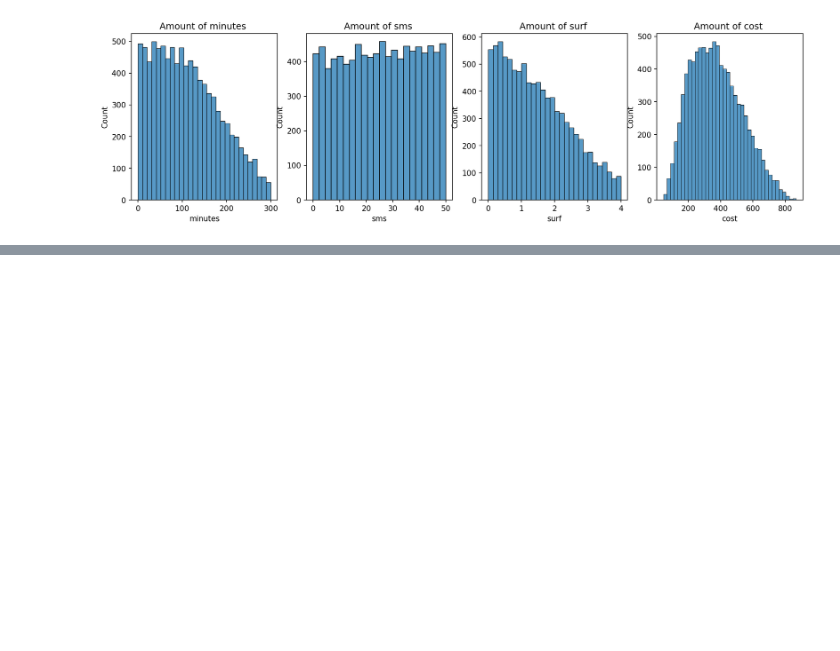
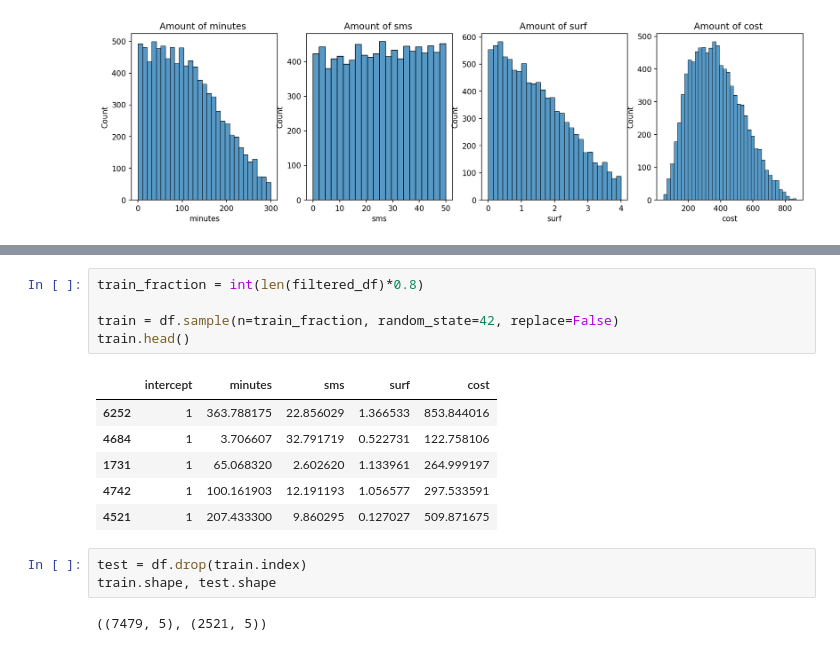
Before and after one commit to DeerBay/Machine-learning-Julia-Sjoholm, a Jupyter notebook: Exercises/E00_linear_regression.ipynb, the cells around one changed output, grey strips where cells are left out. Saved outputs shown, nothing was run; the diff lists cells and outputs as text; blank space fills up the shorter version.

```diff
--- a/Exercises/E00_linear_regression.ipynb
+++ b/Exercises/E00_linear_regression.ipynb
@@ -459,0 +471,17 @@ It is important to keep track of the shapes of the vectors, matrices in order fo
+# %%
+train_fraction = int(len(filtered_df)*0.8)
+
+train = df.sample(n=train_fraction, random_state=42, replace=False)
+train.head()
+# %% [output]
+|  | intercept | minutes | sms | surf | cost |
+| 6252 | 1 | 363.788175 | 22.856029 | 1.366533 | 853.844016 |
+| 4684 | 1 | 3.706607 | 32.791719 | 0.522731 | 122.758106 |
+| 1731 | 1 | 65.068320 | 2.602620 | 1.133961 | 264.999197 |
+| 4742 | 1 | 100.161903 | 12.191193 | 1.056577 | 297.533591 |
+| 4521 | 1 | 207.433300 | 9.860295 | 0.127027 | 509.871675 |
+# %%
+test = df.drop(train.index)
+train.shape, test.shape
+# %% [output]
+((7479, 5), (2521, 5))
```
Also changed, not shown: parts of 7 cells of this notebook.
